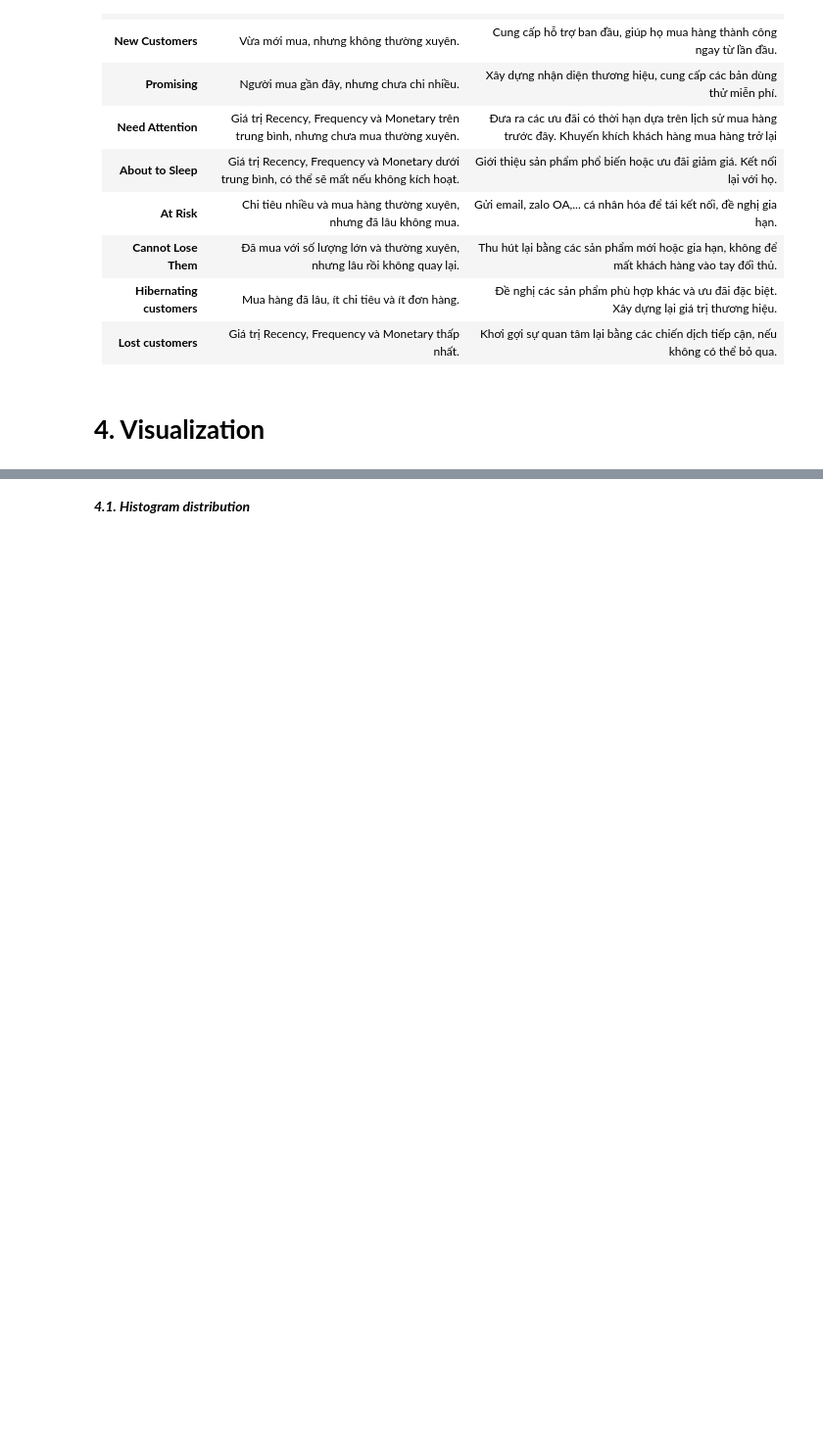
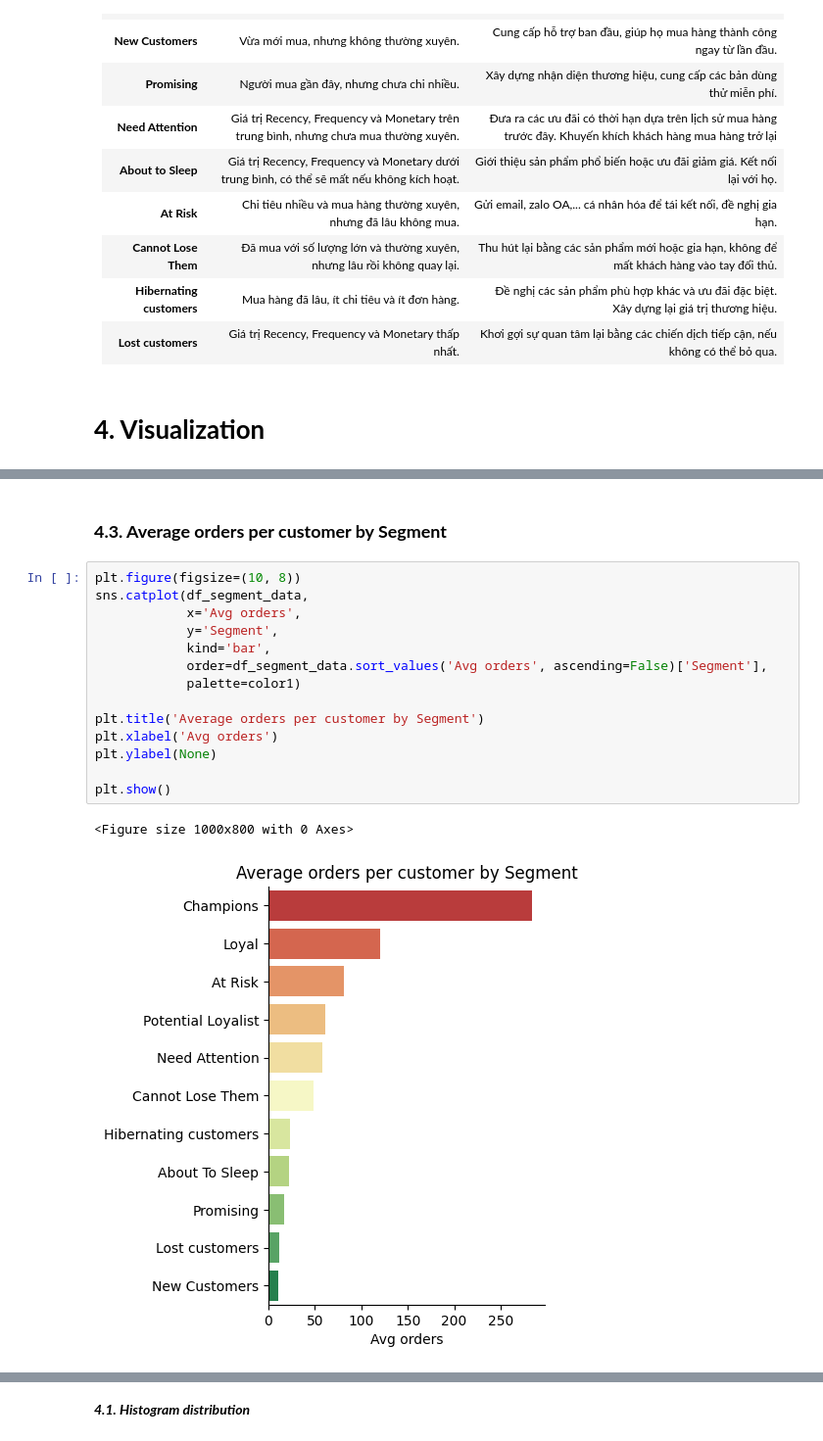
Before and after one commit to tran-linh41214/Customer-Segmentation-for-Retention-Revenue-Growth-Python-RFM-Model-, a Jupyter notebook: Trần_Diệu_Linh_RFM_analysis_project.ipynb, the cells around one changed output, grey strips where cells are left out. Shown at 98% size. Saved outputs shown, nothing was run; the diff lists cells and outputs as text; blank space fills up the shorter version.

```diff
--- a/Trần_Diệu_Linh_RFM_analysis_project.ipynb
+++ b/Trần_Diệu_Linh_RFM_analysis_project.ipynb
@@ -328,0 +461,19 @@ print(df_describe)
+# %% [markdown]
+### **4.3. Average orders per customer by Segment**
+# %%
+plt.figure(figsize=(10, 8))
+sns.catplot(df_segment_data,
+            x='Avg orders',
+            y='Segment',
+            kind='bar',
+            order=df_segment_data.sort_values('Avg orders', ascending=False)['Segment'],
+            palette=color1)
+
+plt.title('Average orders per customer by Segment')
+plt.xlabel('Avg orders')
+plt.ylabel(None)
+
+plt.show()
+# %% [output]
+<Figure size 1000x800 with 0 Axes>
+[figure, added]
```
Also changed, not shown: parts of 59 cells of this notebook.
